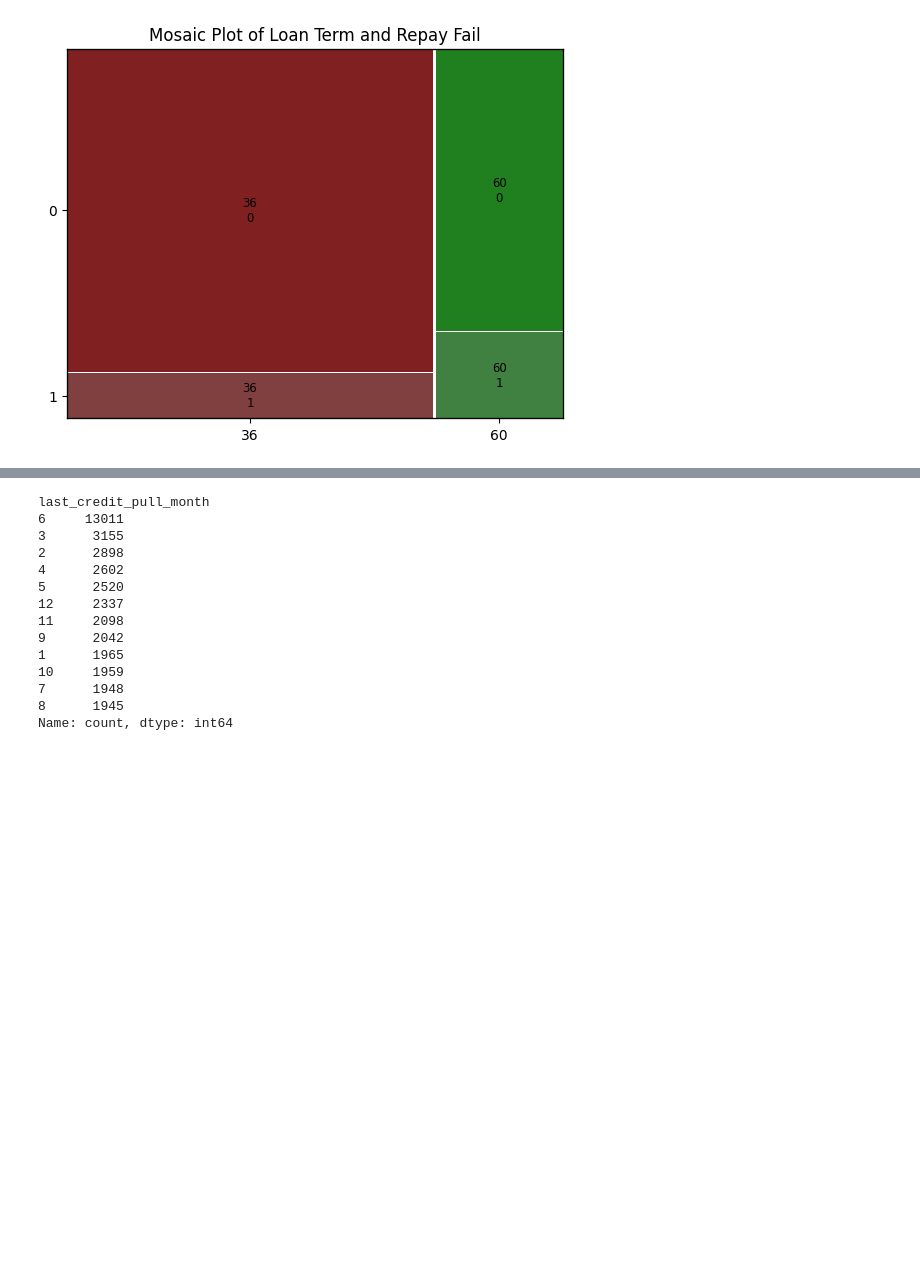
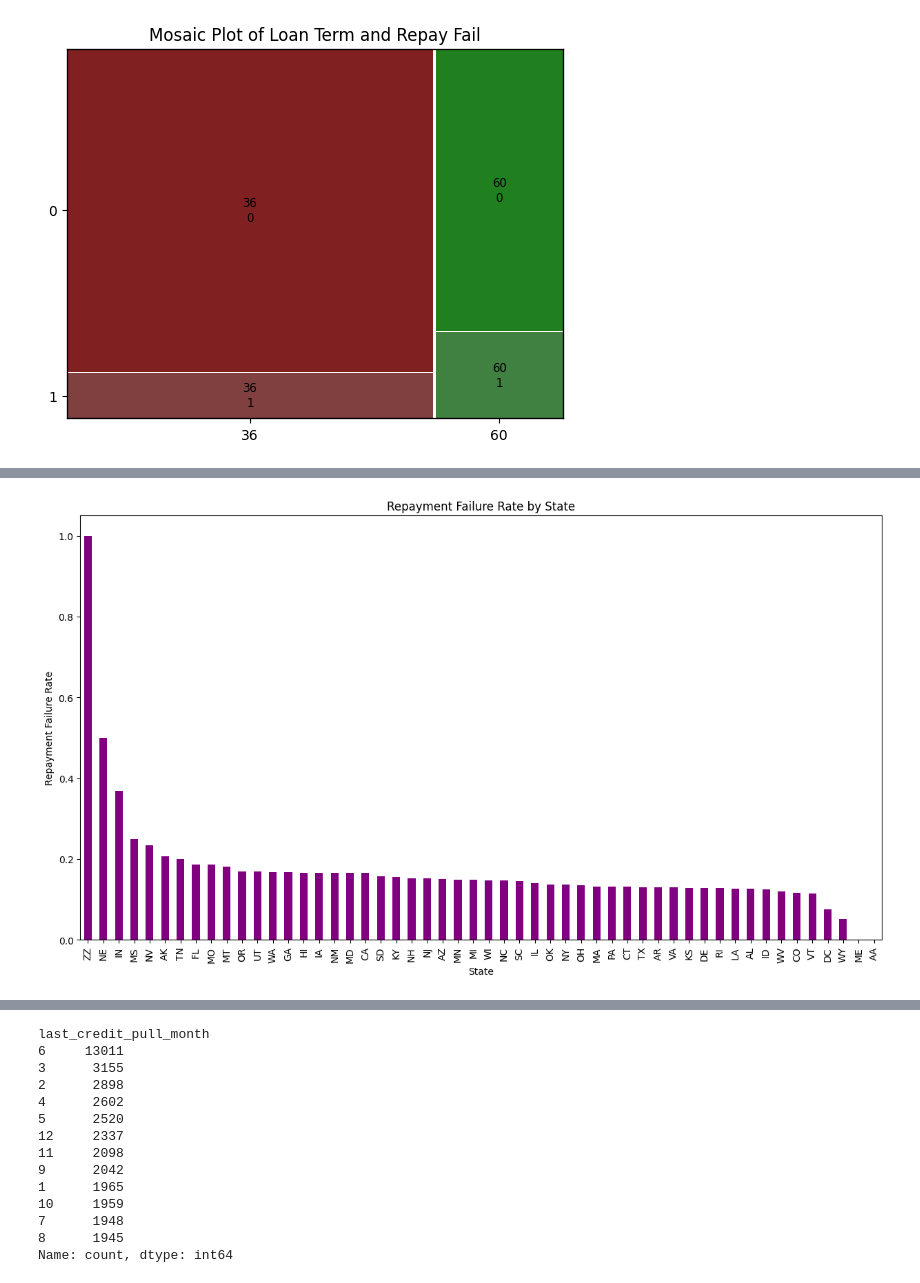
Before and after one commit to jyounes23/LoanDefaultPredictor, a Jupyter notebook: finalProject copy.ipynb, the cells around one changed output, grey strips where cells are left out. Drawn from its saved outputs; the diff is of its cells as text; code cells hidden in the pictures; blank space fills up the shorter version.

```diff
--- a/finalProject copy.ipynb
+++ b/finalProject copy.ipynb
@@ -683,0 +707,7 @@ Loan_Data_explore['years_since_last_credit_pull'] = datetime.now().year - Loan_D
+# %%
+# Group by 'addr_state' and calculate the mean of 'repay_fail'
+state_repay_fail = Loan_Data.groupby('addr_state')['repay_fail'].mean()
+
+# Sort the results to see which states have the highest failure rates
+sorted_state_repay_fail = state_repay_fail.sort_values(ascending=False)
+sorted_state_repay_fail
@@ -683,0 +732,12 @@ Loan_Data_explore['years_since_last_credit_pull'] = datetime.now().year - Loan_D
+# %%
+import matplotlib.pyplot as plt
+
+# Create a bar plot for 'repay_fail' rates by 'addr_state'
+sorted_state_repay_fail.plot(kind='bar', color='purple', figsize=(15, 8))  # Adjusted for better readability
+plt.title('Repayment Failure Rate by State')
+plt.xlabel('State')
+plt.ylabel('Repayment Failure Rate')
+plt.xticks(rotation=90)  # Rotate labels to fit all state abbreviations
+plt.show()
+# %% [output]
+[figure, added]
```
Also changed, not shown: parts of 18 cells of this notebook.
